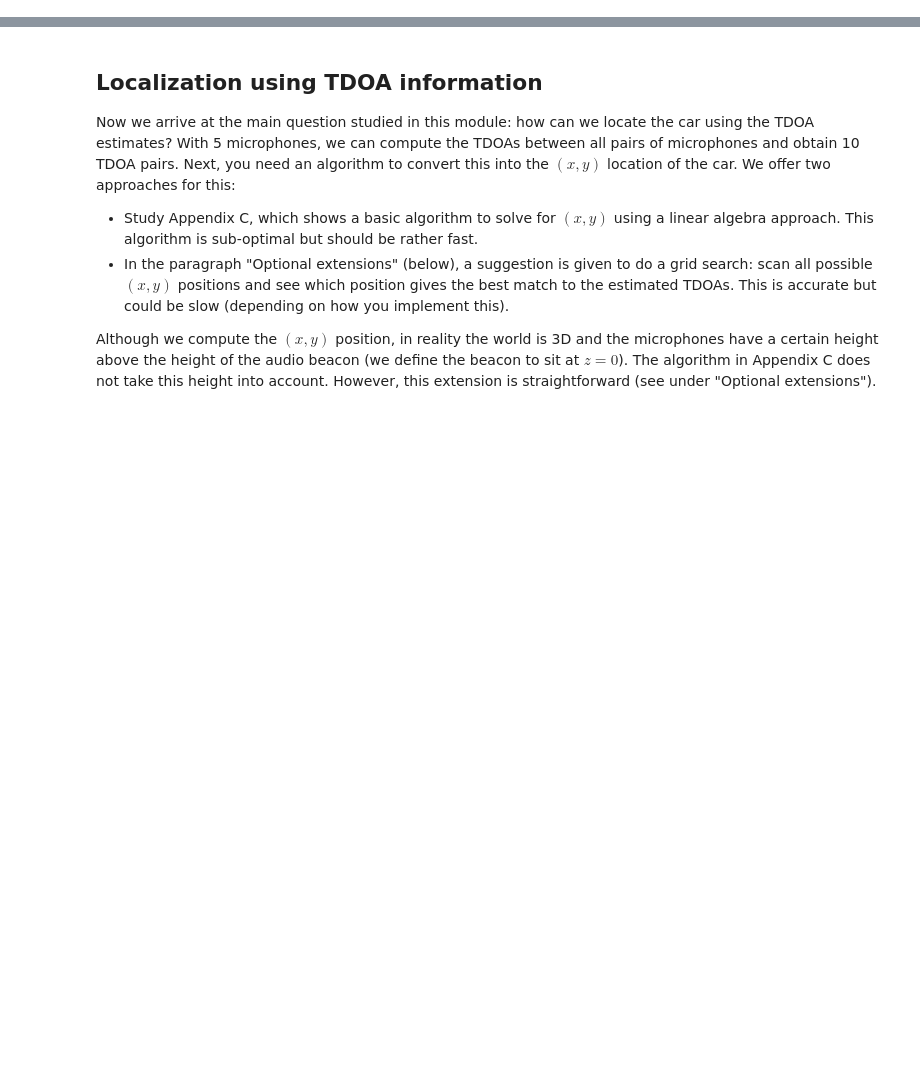
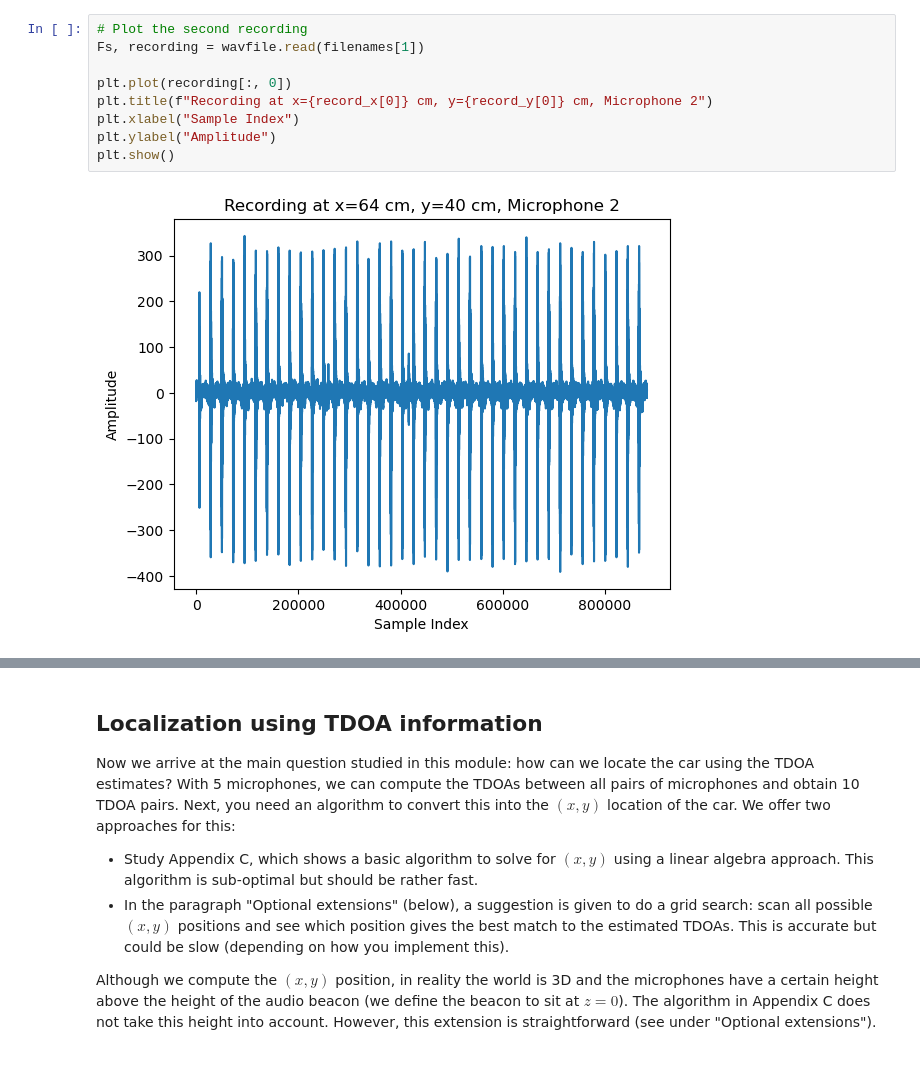
Before and after one commit to OpenEd-IP3/Book, a Jupyter notebook: 5 Module 3.ipynb, the cells around one changed output, grey strips where cells are left out. Cells and saved outputs as stored; diff of their text form; blank space fills up the shorter version.

```diff
--- a/5 Module 3.ipynb
+++ b/5 Module 3.ipynb
@@ -311,0 +99,11 @@ of interest will be at the “large n” part of your estimate.
+# %%
+# Plot the second recording
+Fs, recording = wavfile.read(filenames[1])
+
+plt.plot(recording[:, 0])
+plt.title(f"Recording at x={record_x[0]} cm, y={record_y[0]} cm, Microphone 2")
+plt.xlabel("Sample Index")
+plt.ylabel("Amplitude")
+plt.show()
+# %% [output]
+[figure, added]
```
Also changed, not shown: parts of 38 cells of this notebook.
